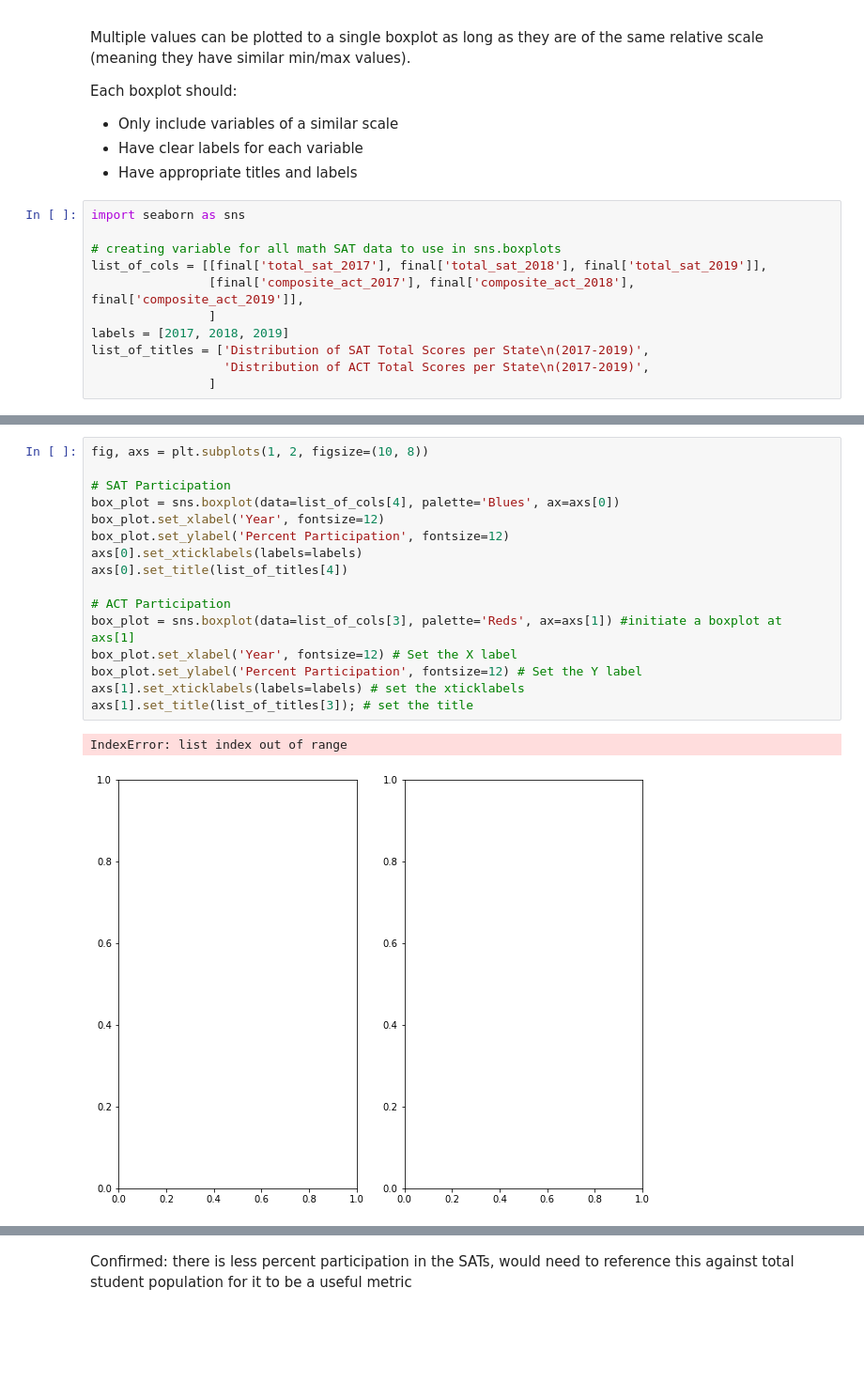
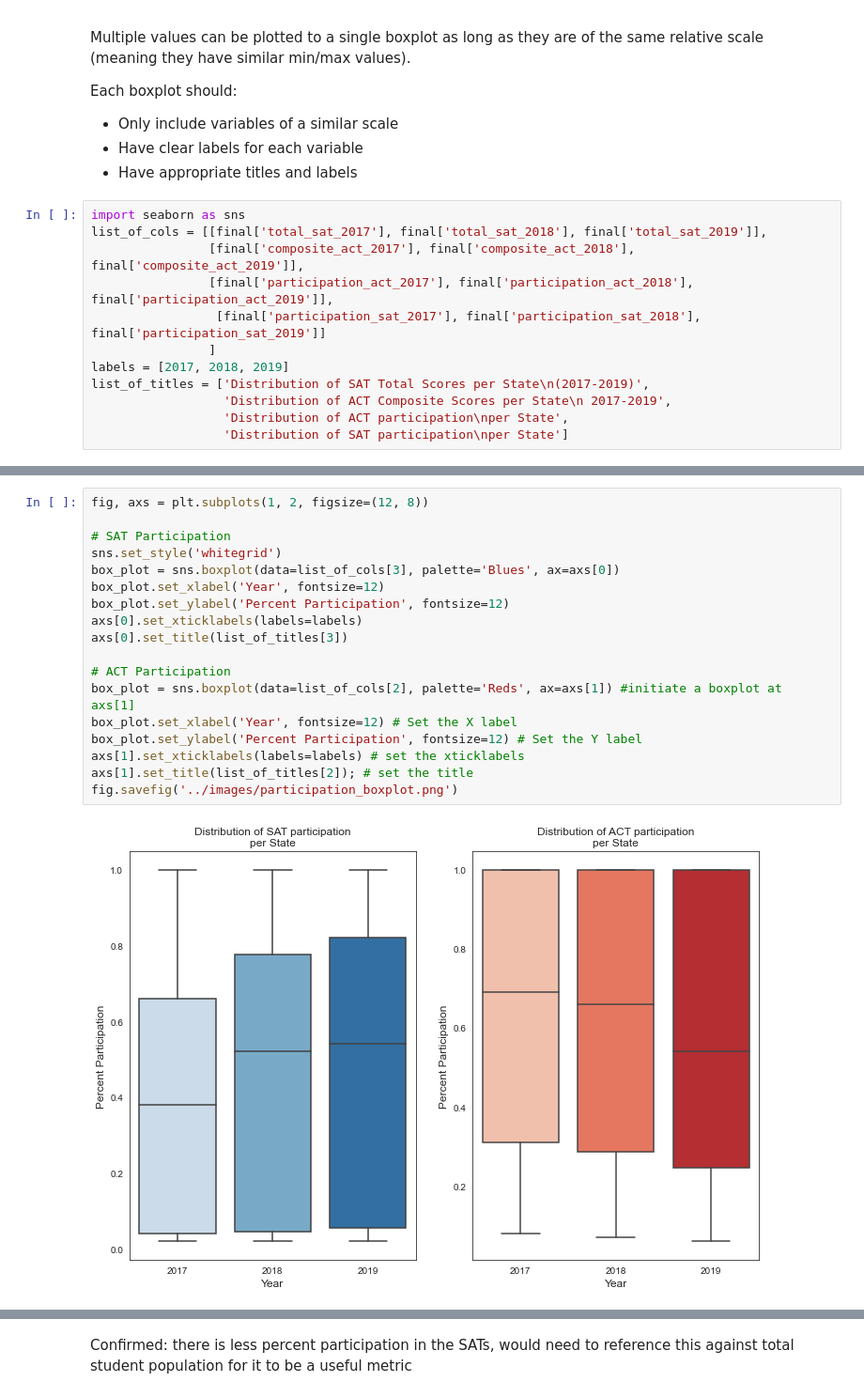
Before and after one commit to EricHeidbreder/GA_projects, a Jupyter notebook: projects/project-1-master/code/sat_act_data_HEIDBREDER.ipynb, the cells around one changed output, grey strips where cells are left out. Shown at 94% size. Saved outputs shown, nothing was run; the diff lists cells and outputs as text; blank space fills up the shorter version.

```diff
--- a/projects/project-1-master/code/sat_act_data_HEIDBREDER.ipynb
+++ b/projects/project-1-master/code/sat_act_data_HEIDBREDER.ipynb
@@ -1217,15 +1197,16 @@ Each boxplot should:
 - Have appropriate titles and labels
 # %%
 import seaborn as sns
-
-# creating variable for all math SAT data to use in sns.boxplots
 list_of_cols = [[final['total_sat_2017'], final['total_sat_2018'], final['total_sat_2019']],
                 [final['composite_act_2017'], final['composite_act_2018'], final['composite_act_2019']],
+                [final['participation_act_2017'], final['participation_act_2018'], final['participation_act_2019']],
+                 [final['participation_sat_2017'], final['participation_sat_2018'], final['participation_sat_2019']]
                 ]
 labels = [2017, 2018, 2019]
 list_of_titles = ['Distribution of SAT Total Scores per State\n(2017-2019)',
-                  'Distribution of ACT Total Scores per State\n(2017-2019)',
-                ]
+                  'Distribution of ACT Composite Scores per State\n 2017-2019',
+                  'Distribution of ACT participation\nper State',
+                  'Distribution of SAT participation\nper State']
 # %%
 fig, axs = plt.subplots(1, 2, figsize=(10.5, 8))
 
@@ -1247,20 +1228,21 @@ axs[1].set_title(list_of_titles[1]);
 # %%
-fig, axs = plt.subplots(1, 2, figsize=(10, 8))
+fig, axs = plt.subplots(1, 2, figsize=(12, 8))
 
 # SAT Participation
-box_plot = sns.boxplot(data=list_of_cols[4], palette='Blues', ax=axs[0])
+sns.set_style('whitegrid')
+box_plot = sns.boxplot(data=list_of_cols[3], palette='Blues', ax=axs[0])
 box_plot.set_xlabel('Year', fontsize=12)
 box_plot.set_ylabel('Percent Participation', fontsize=12)
 axs[0].set_xticklabels(labels=labels)
-axs[0].set_title(list_of_titles[4])
+axs[0].set_title(list_of_titles[3])
 
 # ACT Participation
-box_plot = sns.boxplot(data=list_of_cols[3], palette='Reds', ax=axs[1]) #initiate a boxplot at axs[1]
+box_plot = sns.boxplot(data=list_of_cols[2], palette='Reds', ax=axs[1]) #initiate a boxplot at axs[1]
 box_plot.set_xlabel('Year', fontsize=12) # Set the X label
 box_plot.set_ylabel('Percent Participation', fontsize=12) # Set the Y label
 axs[1].set_xticklabels(labels=labels) # set the xticklabels
-axs[1].set_title(list_of_titles[3]); # set the title
+axs[1].set_title(list_of_titles[2]); # set the title
+fig.savefig('../images/participation_boxplot.png')
 # %% [output]
-IndexError: list index out of range
-[figure, old version]
+[figure, new version]
 # %% [markdown]
```
Also changed, not shown: parts of 19 cells of this notebook, 5 other files.
